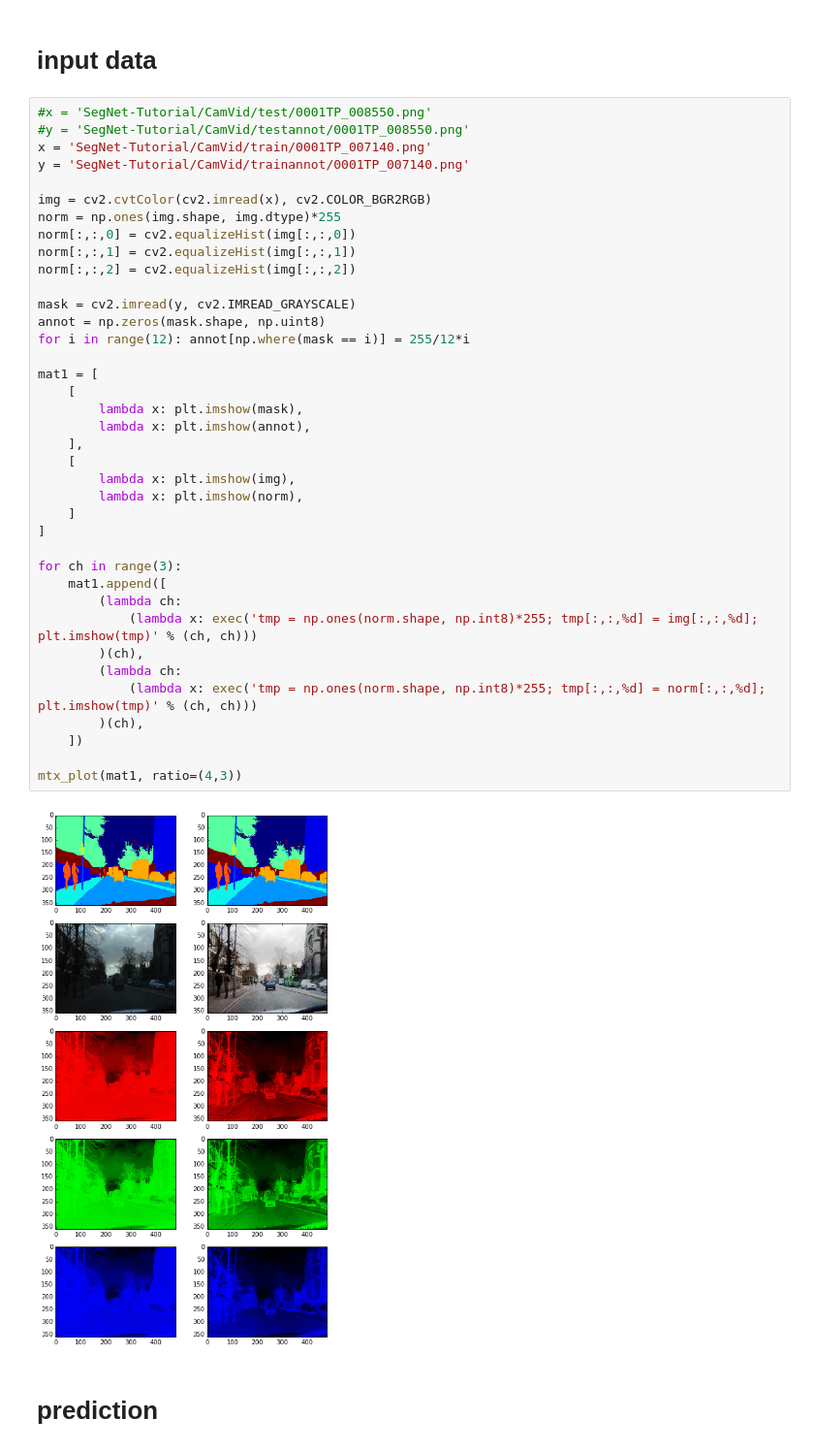
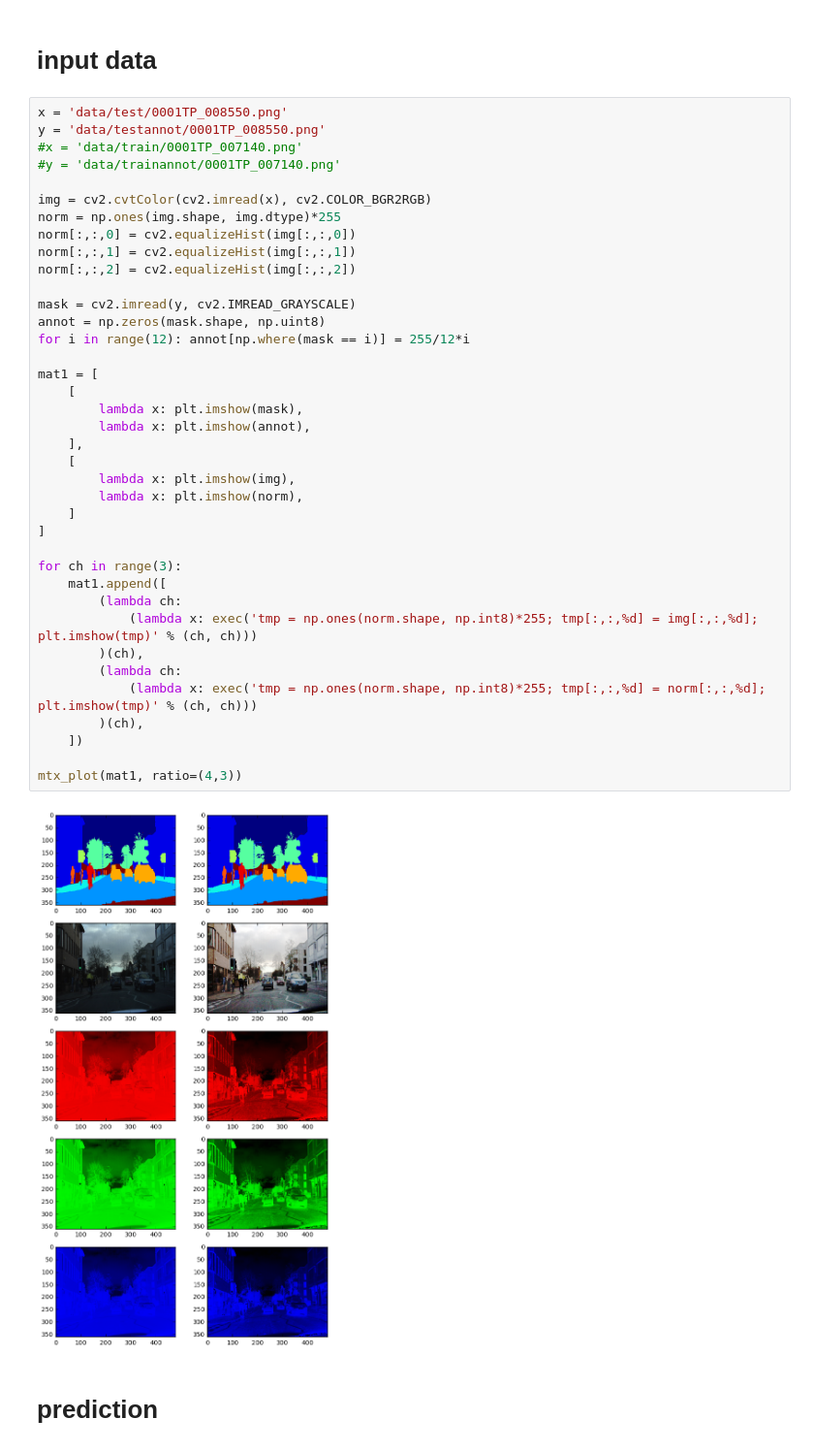
Before and after one commit to legokichi/keras-segnet, a Jupyter notebook: predict.ipynb, the cells around one changed output. Shown: that part at 97% size. Saved outputs shown, nothing was run; the diff lists cells and outputs as text.

```diff
--- a/predict.ipynb
+++ b/predict.ipynb
@@ -24,10 +24,10 @@ def mtx_plot(fnmtx, ratio):
 # %% [markdown]
 # input data
 # %%
-#x = 'SegNet-Tutorial/CamVid/test/0001TP_008550.png'
-#y = 'SegNet-Tutorial/CamVid/testannot/0001TP_008550.png'
-x = 'SegNet-Tutorial/CamVid/train/0001TP_007140.png'
-y = 'SegNet-Tutorial/CamVid/trainannot/0001TP_007140.png'
+x = 'data/test/0001TP_008550.png'
+y = 'data/testannot/0001TP_008550.png'
+#x = 'data/train/0001TP_007140.png'
+#y = 'data/trainannot/0001TP_007140.png'
 
 img = cv2.cvtColor(cv2.imread(x), cv2.COLOR_BGR2RGB)
 norm = np.ones(img.shape, img.dtype)*255
@@ -35,34 +35,34 @@ norm[:,:,0] = cv2.equalizeHist(img[:,:,0])
 norm[:,:,1] = cv2.equalizeHist(img[:,:,1])
 norm[:,:,2] = cv2.equalizeHist(img[:,:,2])
 
 mask = cv2.imread(y, cv2.IMREAD_GRAYSCALE)
 annot = np.zeros(mask.shape, np.uint8)
 for i in range(12): annot[np.where(mask == i)] = 255/12*i
 
 mat1 = [
     [
         lambda x: plt.imshow(mask),
         lambda x: plt.imshow(annot),
     ],
     [
         lambda x: plt.imshow(img),
         lambda x: plt.imshow(norm),
     ]
 ]
 
 for ch in range(3):
     mat1.append([
         (lambda ch:
             (lambda x: exec('tmp = np.ones(norm.shape, np.int8)*255; tmp[:,:,%d] = img[:,:,%d]; plt.imshow(tmp)' % (ch, ch)))
         )(ch),
         (lambda ch:
             (lambda x: exec('tmp = np.ones(norm.shape, np.int8)*255; tmp[:,:,%d] = norm[:,:,%d]; plt.imshow(tmp)' % (ch, ch)))
         )(ch),
     ])
 
 mtx_plot(mat1, ratio=(4,3))
 # %% [output]
-[figure, old version]
+[figure, new version]
 # %% [markdown]
 # prediction
 # %%
```
Also changed, not shown: parts of 1 cell of this notebook, 1 other file.
